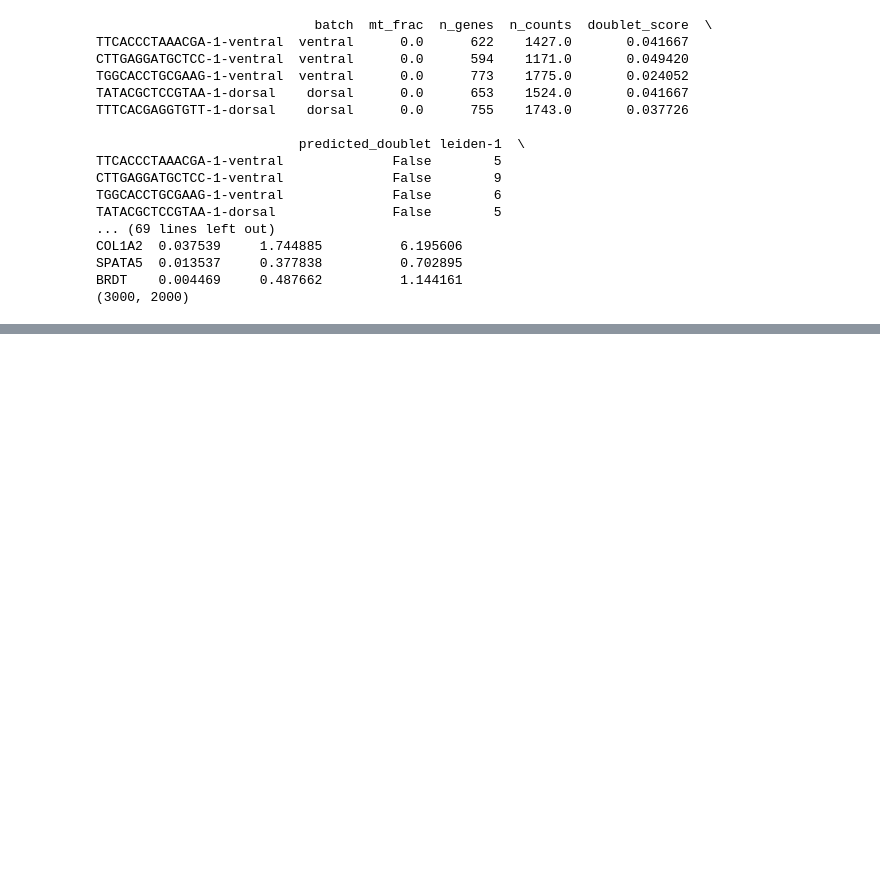
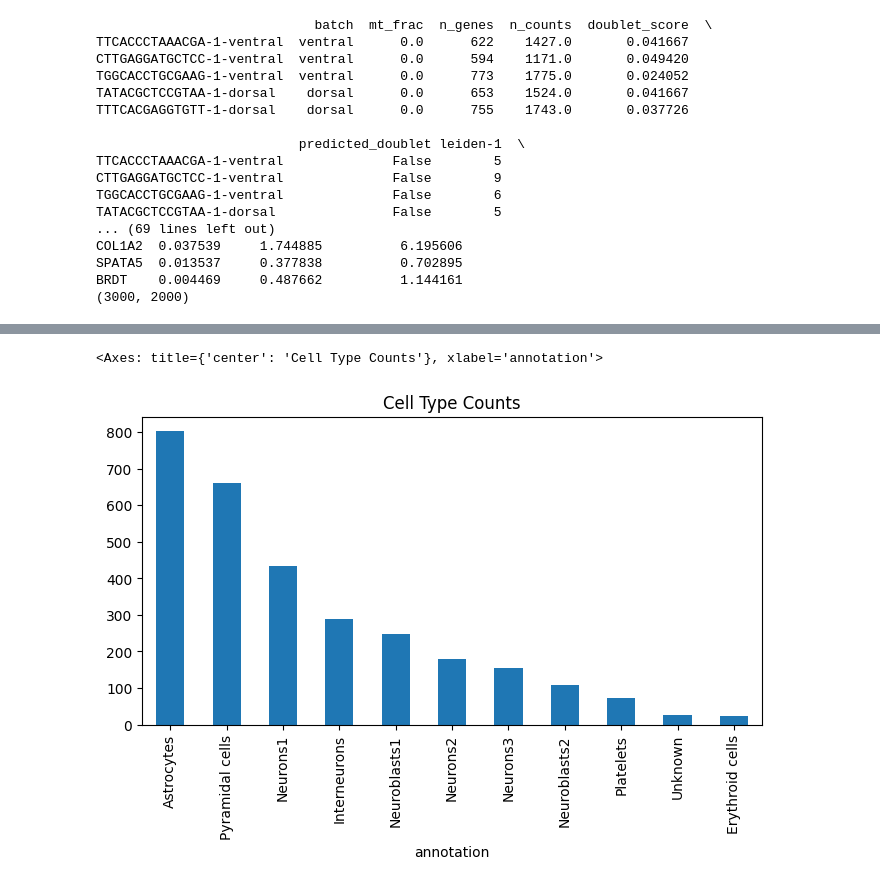
Before and after one commit to cocoleeee/Cellcluster-ML, a Jupyter notebook: code/dataset.ipynb, the cells around one changed output, grey strips where cells are left out. Saved outputs shown, nothing was run; the diff lists cells and outputs as text; code cells hidden in the pictures; blank space fills up the shorter version.

```diff
--- a/code/dataset.ipynb
+++ b/code/dataset.ipynb
@@ -39,0 +110,5 @@ BRDT    0.004469     0.487662          1.144161
+# %%
+adata.obs['annotation'].value_counts().plot(kind='bar', figsize=(8, 4), title='Cell Type Counts')
+# %% [output]
+<Axes: title={'center': 'Cell Type Counts'}, xlabel='annotation'>
+[figure, added]
```
Also changed, not shown: parts of 8 cells of this notebook, 3 other files.
